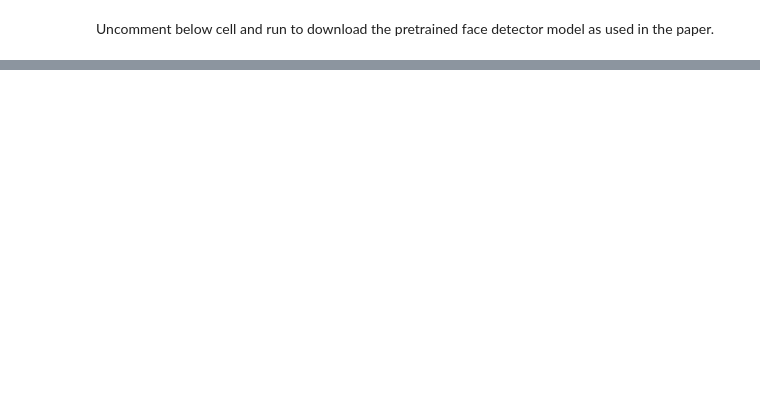
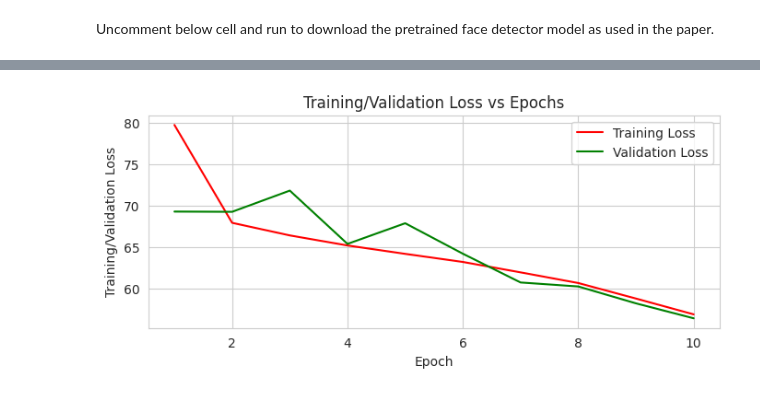
Before and after one commit to meetjain1818/LipNet-End-to-End-Sentence-Level-Lipreading, a Jupyter notebook: main.ipynb, the cells around one changed output, grey strips where cells are left out. Drawn from its saved outputs; the diff is of its cells as text; code cells hidden in the pictures; blank space fills up the shorter version.

```diff
--- a/main.ipynb
+++ b/main.ipynb
@@ -296,0 +426,5 @@ frames.numpy().shape
+# %%
+def apply_augmentations(video_frames, label_indices, video_length, label_length):
+    if tf.random.uniform(()) > 0.5:
+        video_frames = tf.image.flip_left_right(video_frames)
+    return video_frames, label_indices, video_length, label_length
@@ -296,0 +433,4 @@ frames.numpy().shape
+# %%
+def filter_bad_samples(video_frames, label_indices, video_length, label_length):
+    # Filter out samples where loading failed (indicated by zero length)
+    return tf.logical_and(video_length > 0, label_length > 0)
@@ -296,0 +598,24 @@ frames.numpy().shape
+# %%
+def dense_to_sparse(dense_tensor, sequence_lengths):
+    indices = tf.where(tf.not_equal(dense_tensor, LABEL_PADDING_VALUE))
+    values = tf.gather_nd(dense_tensor, indices)
+    dense_shape = tf.cast(tf.shape(dense_tensor), dtype=tf.int64)
+    return tf.SparseTensor(indices, values, dense_shape)
+
+def CTCLoss(y_true, y_pred, input_length, label_length):
+    input_length = tf.cast(tf.squeeze(input_length), dtype=tf.int32)
+    label_length = tf.cast(tf.squeeze(label_length), dtype=tf.int32)
+    y_true = tf.cast(y_true, dtype=tf.int32)
+    logits_time_major = tf.transpose(y_pred, perm=[1, 0, 2])
+    sparse_labels = dense_to_sparse(y_true, label_length)
+
+    loss = tf.nn.ctc_loss(
+        labels=sparse_labels,
+        logits=logits_time_major,
+        label_length=label_length,
+        logit_length=input_length,
+        logits_time_major=True,
+        blank_index=CTC_BLANK_INDEX
+    )
+    safe_loss = tf.where(tf.math.is_finite(loss), loss, tf.zeros_like(loss))
+    return tf.reduce_mean(safe_loss)
@@ -296,0 +913,11 @@ frames.numpy().shape
+# %%
+plt.figure(figsize = (8, 3))
+plt.plot([epoch for epoch in range(1, EPOCHS+1)], train_loss_lst, color = 'red', label = "Training Loss")
+plt.plot([epoch for epoch in range(1, EPOCHS+1)], validation_loss_lst, color = 'green', label = "Validation Loss")
+plt.title("Training/Validation Loss vs Epochs")
+plt.ylabel("Training/Validation Loss")
+plt.xlabel("Epoch")
+plt.legend()
+plt.show()
+# %% [output]
+[figure, added]
```
Also changed, not shown: parts of 63 cells of this notebook, 4 other files.
